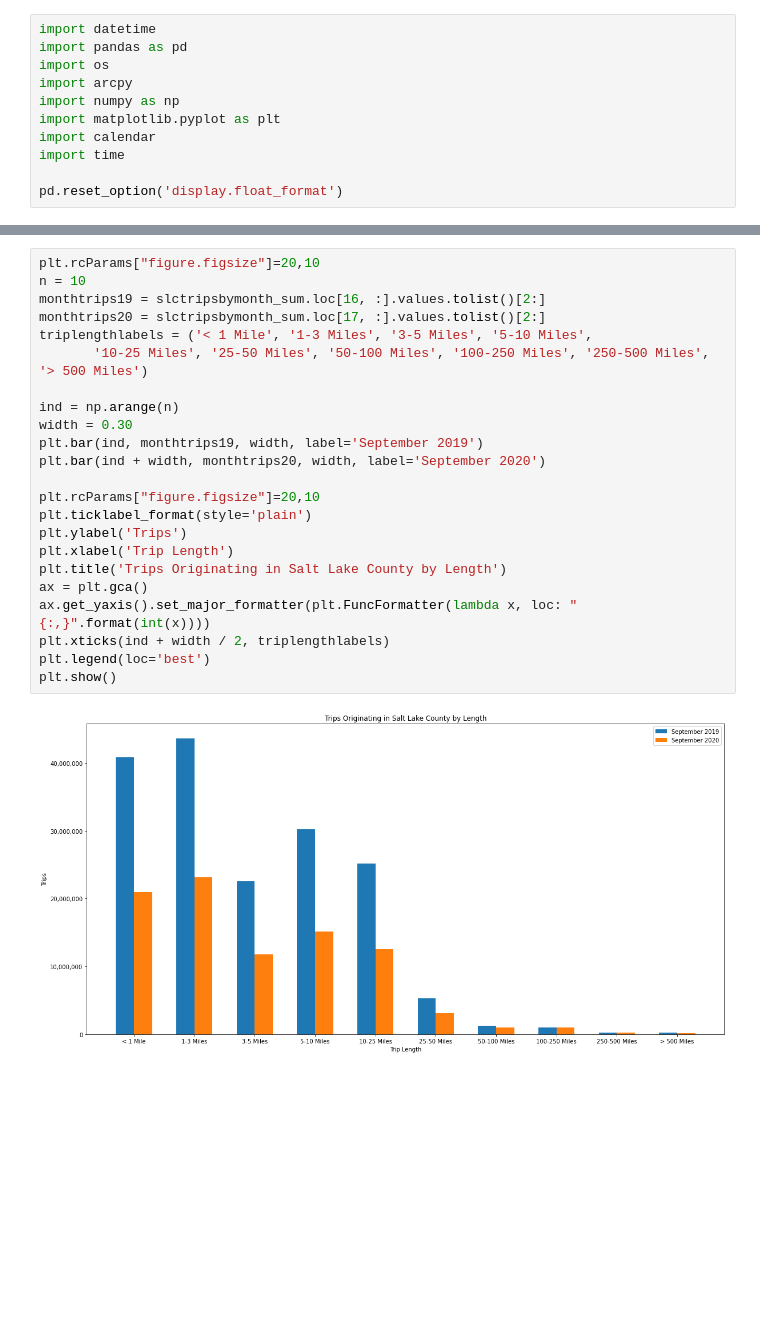
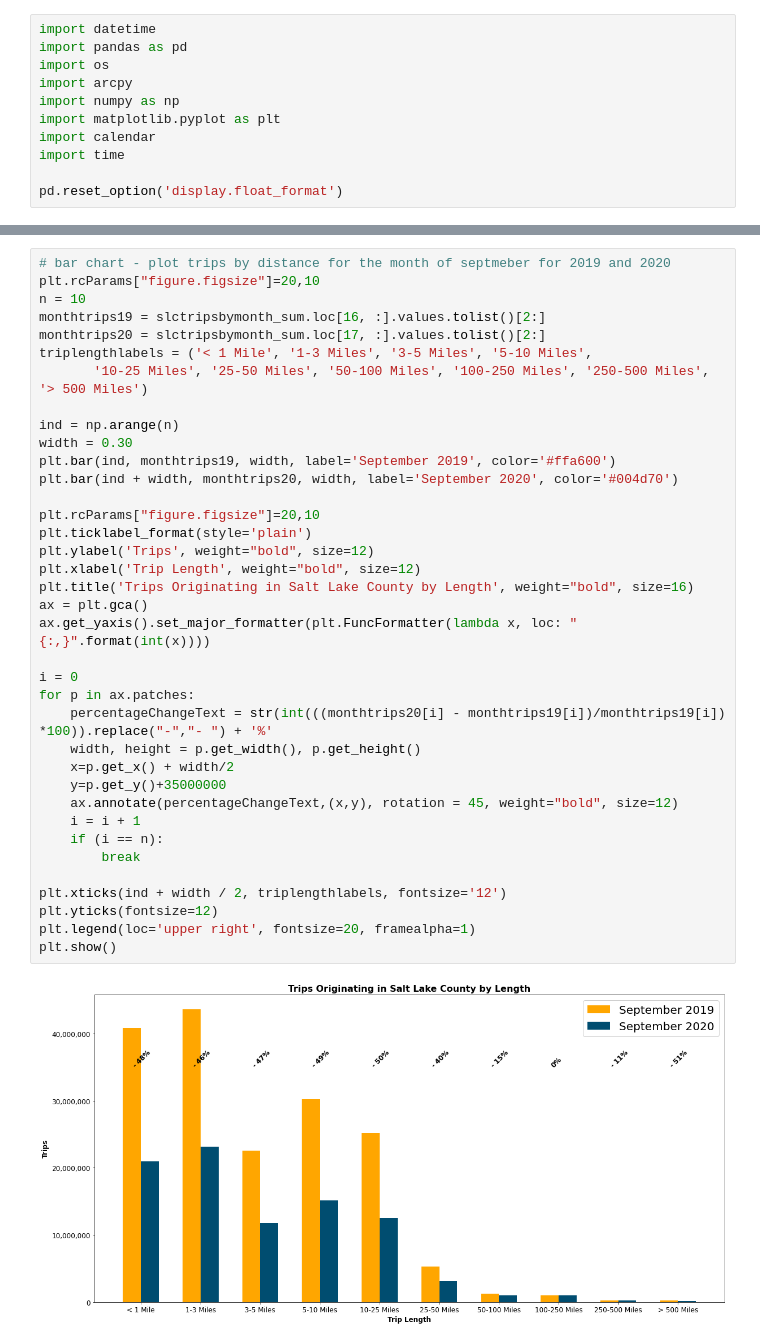
Before and after one commit to WFRCAnalytics/DATA-BTS-Analysis, a Jupyter notebook: BTSData_SaltLakeCounty.ipynb, the cells around one changed output, grey strips where cells are left out. Saved outputs shown, nothing was run; the diff lists cells and outputs as text; blank space fills up the shorter version.

```diff
--- a/BTSData.ipynb
+++ b/BTSData_SaltLakeCounty.ipynb
@@ -242,29 +262,43 @@ slctripsbymonth_sum.loc[16, :].values.tolist()[2:]
  271630.0,
  271833.0]
 # %%
+# bar chart - plot trips by distance for the month of septmeber for 2019 and 2020
 plt.rcParams["figure.figsize"]=20,10
 n = 10
 monthtrips19 = slctripsbymonth_sum.loc[16, :].values.tolist()[2:]
 monthtrips20 = slctripsbymonth_sum.loc[17, :].values.tolist()[2:]
 triplengthlabels = ('< 1 Mile', '1-3 Miles', '3-5 Miles', '5-10 Miles',
        '10-25 Miles', '25-50 Miles', '50-100 Miles', '100-250 Miles', '250-500 Miles', '> 500 Miles')
 
 ind = np.arange(n)
 width = 0.30
-plt.bar(ind, monthtrips19, width, label='September 2019')
-plt.bar(ind + width, monthtrips20, width, label='September 2020')
+plt.bar(ind, monthtrips19, width, label='September 2019', color='#ffa600')
+plt.bar(ind + width, monthtrips20, width, label='September 2020', color='#004d70')
 
 plt.rcParams["figure.figsize"]=20,10
 plt.ticklabel_format(style='plain')
-plt.ylabel('Trips')
-plt.xlabel('Trip Length')
-plt.title('Trips Originating in Salt Lake County by Length')
+plt.ylabel('Trips', weight="bold", size=12)
+plt.xlabel('Trip Length', weight="bold", size=12)
+plt.title('Trips Originating in Salt Lake County by Length', weight="bold", size=16)
 ax = plt.gca()
 ax.get_yaxis().set_major_formatter(plt.FuncFormatter(lambda x, loc: "{:,}".format(int(x))))
-plt.xticks(ind + width / 2, triplengthlabels)
-plt.legend(loc='best')
+
+i = 0
+for p in ax.patches:
+    percentageChangeText = str(int(((monthtrips20[i] - monthtrips19[i])/monthtrips19[i]) *100)).replace("-","- ") + '%'
+    width, height = p.get_width(), p.get_height()
+    x=p.get_x() + width/2
+    y=p.get_y()+35000000
+    ax.annotate(percentageChangeText,(x,y), rotation = 45, weight="bold", size=12)
+    i = i + 1
+    if (i == n):
+        break
+
+plt.xticks(ind + width / 2, triplengthlabels, fontsize='12')
+plt.yticks(fontsize=12)
+plt.legend(loc='upper right', fontsize=20, framealpha=1)
 plt.show()
 # %% [output]
-[figure, old version]
+[figure, new version]
 # %%
 # pop staying at home
```
Also changed, not shown: parts of 18 cells of this notebook, 4 other files.
